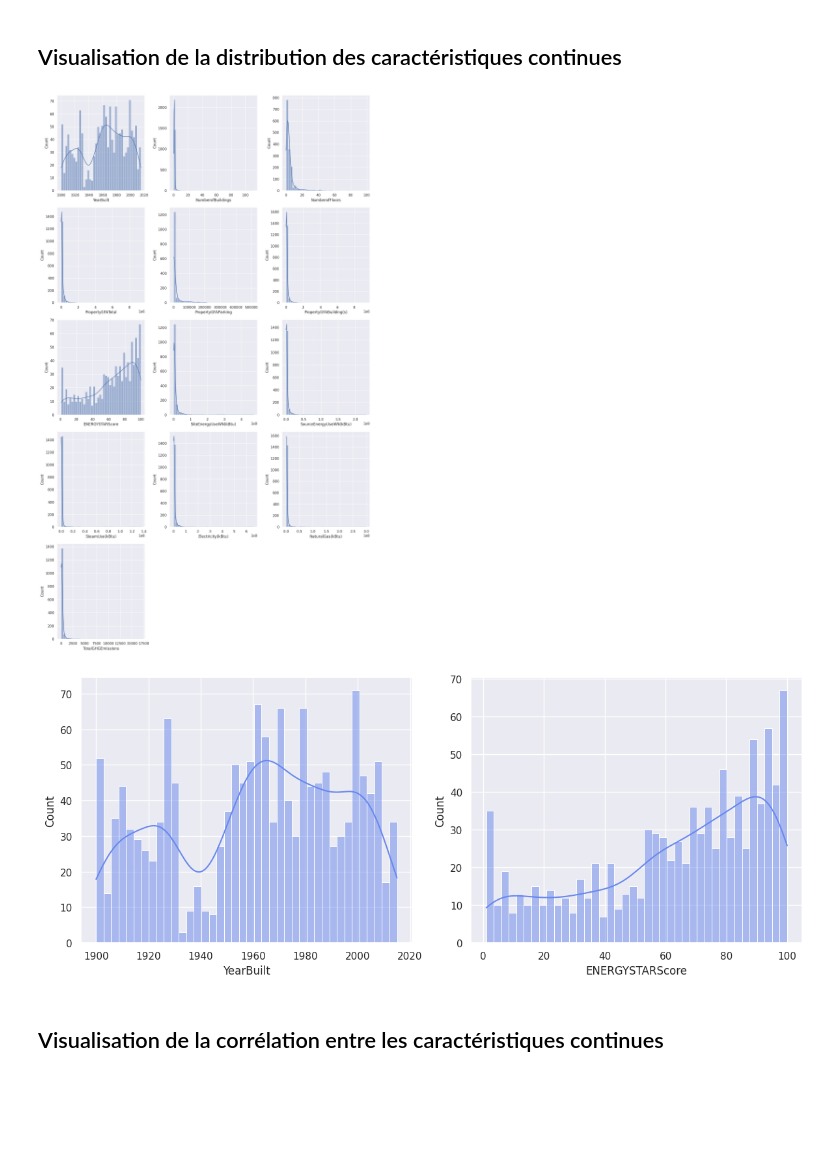
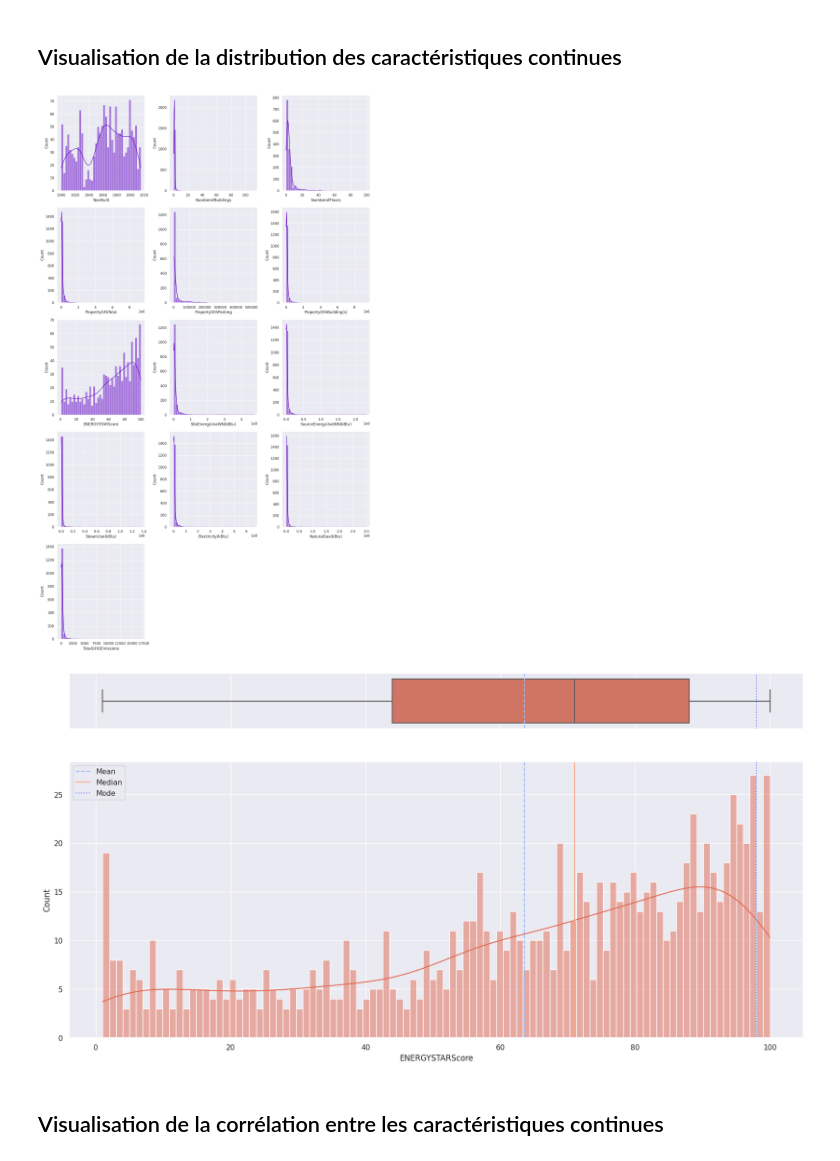
Before and after one commit to gabrielhermel/OC_DS_P4, a Jupyter notebook: Hermel_Gabriel_1_notebook_exploratoire_112022.ipynb, the cells around one changed output. Cells and saved outputs as stored; diff of their text form; code cells hidden in the pictures; blank space fills up the shorter version.

```diff
--- a/Hermel_Gabriel_1_notebook_exploratoire_112022.ipynb
+++ b/Hermel_Gabriel_1_notebook_exploratoire_112022.ipynb
@@ -473,44 +473,66 @@ all_continuous = [
     "SourceEnergyUseWN(kBtu)",
     "SteamUse(kBtu)",
     "Electricity(kBtu)",
     "NaturalGas(kBtu)",
     "TotalGHGEmissions",
 ]
 fig, (ax1, ax2, ax3, ax4, ax5) = plt.subplots(ncols=3, nrows=5, figsize=(15, 25))
 sp_locs = (
     [i for i in ax1]
     + [i for i in ax2]
     + [i for i in ax3]
     + [i for i in ax4]
     + [i for i in ax5]
 )
 loop_num = 0
 
 sns.set_palette(sns.color_palette("coolwarm"))
 
 for contin in all_continuous:
     sns.histplot(build_ener_df, x=contin, bins=40, ax=sp_locs[loop_num], kde=True)
     loop_num += 1
 
 sp_locs[-1].axis("off")
 sp_locs[-2].axis("off")
 plt.tight_layout()
 plt.show()
 
-interesting_continuous = ["YearBuilt", "ENERGYSTARScore"]
-fig, ax = plt.subplots(ncols=2, nrows=1, figsize=(12, 5))
-sp_locs = [i for i in ax]
-loop_num = 0
+build_ener_df_enstr_drop = build_ener_df.copy()
+build_ener_df_enstr_drop = build_ener_df_enstr_drop.loc[
+    ~build_ener_df_enstr_drop["ENERGYSTARScore"].isna()
+].astype({"ENERGYSTARScore": int})
+f, (ax_box, ax_hist) = plt.subplots(
+    2, sharex=True, gridspec_kw={"height_ratios": (0.2, 1)}
+)
+mean = build_ener_df_enstr_drop["ENERGYSTARScore"].mean()
+median = build_ener_df_enstr_drop["ENERGYSTARScore"].median()
+mode = build_ener_df_enstr_drop["ENERGYSTARScore"].mode().values[0]
+theme_clrs = plt.rcParams["axes.prop_cycle"].by_key()["color"]
 
-for contin in interesting_continuous:
-    sns.histplot(build_ener_df, x=contin, bins=40, ax=sp_locs[loop_num], kde=True)
-    loop_num += 1
-
-plt.tight_layout()
+sns.set_palette("gnuplot")
+sns.set_style("darkgrid")
+sns.boxplot(
+    data=build_ener_df_enstr_drop, x="ENERGYSTARScore", ax=ax_box, color=theme_clrs[5]
+)
+ax_box.axvline(mean, color=theme_clrs[1], linestyle="--")
+ax_box.axvline(mode, color=theme_clrs[0], linestyle=":")
+sns.histplot(
+    data=build_ener_df_enstr_drop,
+    x="ENERGYSTARScore",
+    ax=ax_hist,
+    bins=100,
+    kde=True,
+    color=theme_clrs[5],
+)
+ax_hist.axvline(mean, color=theme_clrs[1], linestyle="--", label="Mean")
+ax_hist.axvline(median, color=theme_clrs[4], linestyle="-", label="Median")
+ax_hist.axvline(mode, color=theme_clrs[0], linestyle=":", label="Mode")
+ax_hist.legend()
+ax_box.set(xlabel="")
 plt.show()
 # %% [output]
-[figure, old version]
+[figure, new version]
-[figure, old version]
+[figure, new version]
 # %% [markdown]
 ## Visualisation de la corrélation entre les caractéristiques continues <a class="anchor" id="vis_corr_cont"></a>
 # %%
```
Also changed, not shown: 3 other files.
